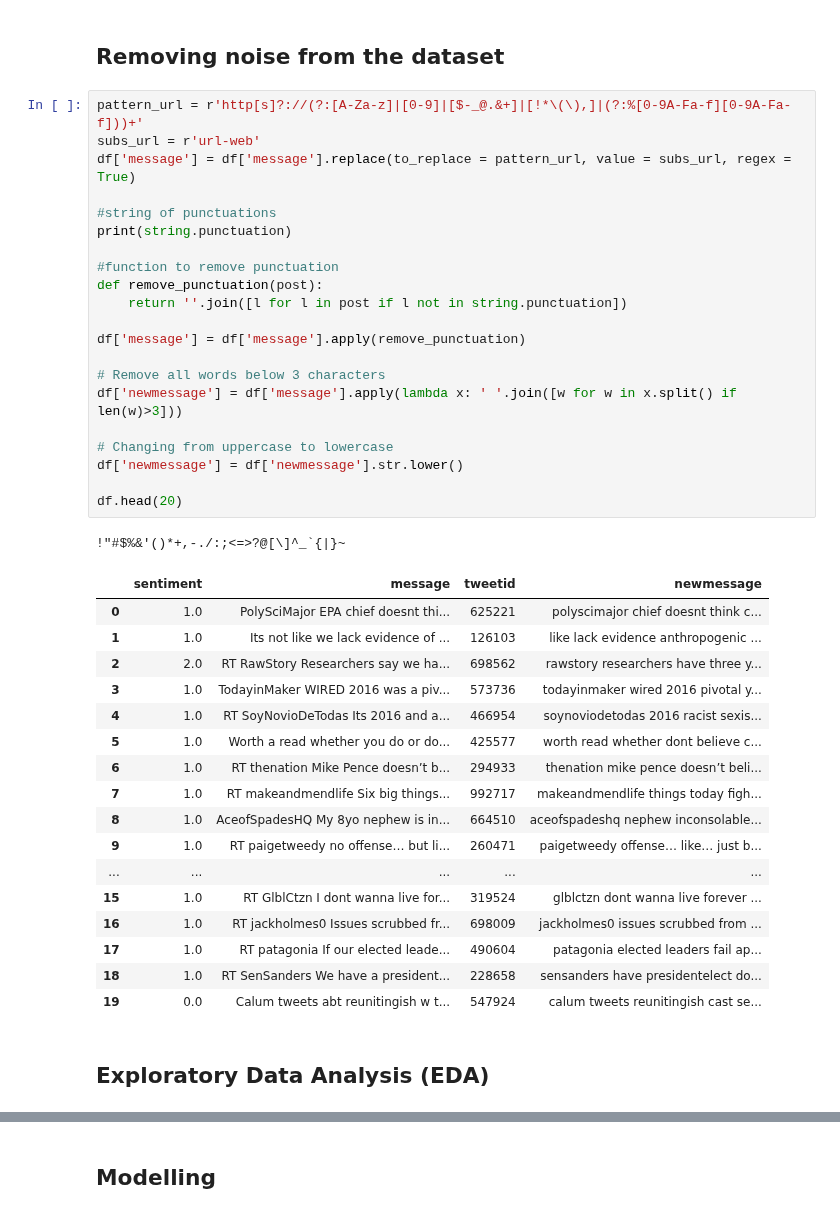
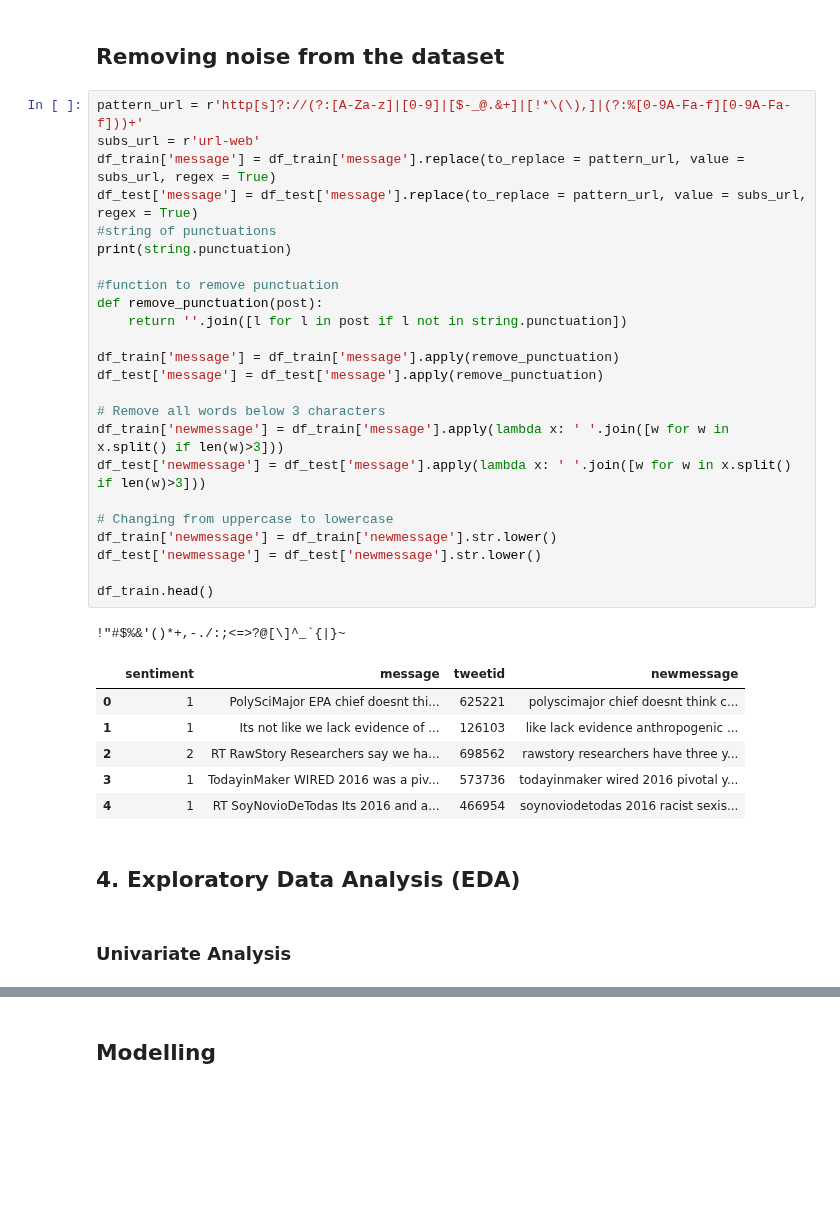
Before and after one commit to tladi-thobejane/classification-predict-streamlit-template, a Jupyter notebook: Team16_model (5).ipynb, the cells around one changed output, grey strips where cells are left out. Drawn from its saved outputs; the diff is of its cells as text; blank space fills up the shorter version.

```diff
--- a/Team16_model (5).ipynb
+++ b/Team16_model (5).ipynb
@@ -226,43 +197,37 @@ df_clean_nans.head()
 # %%
 pattern_url = r'http[s]?://(?:[A-Za-z]|[0-9]|[$-_@.&+]|[!*\(\),]|(?:%[0-9A-Fa-f][0-9A-Fa-f]))+'
 subs_url = r'url-web'
-df['message'] = df['message'].replace(to_replace = pattern_url, value = subs_url, regex = True)
-
+df_train['message'] = df_train['message'].replace(to_replace = pattern_url, value = subs_url, regex = True)
+df_test['message'] = df_test['message'].replace(to_replace = pattern_url, value = subs_url, regex = True)
 #string of punctuations
 print(string.punctuation)
 
 #function to remove punctuation
 def remove_punctuation(post):
     return ''.join([l for l in post if l not in string.punctuation])
 
-df['message'] = df['message'].apply(remove_punctuation)
+df_train['message'] = df_train['message'].apply(remove_punctuation)
+df_test['message'] = df_test['message'].apply(remove_punctuation)
 
 # Remove all words below 3 characters
-df['newmessage'] = df['message'].apply(lambda x: ' '.join([w for w in x.split() if len(w)>3]))
+df_train['newmessage'] = df_train['message'].apply(lambda x: ' '.join([w for w in x.split() if len(w)>3]))
+df_test['newmessage'] = df_test['message'].apply(lambda x: ' '.join([w for w in x.split() if len(w)>3]))
 
 # Changing from uppercase to lowercase
-df['newmessage'] = df['newmessage'].str.lower()
+df_train['newmessage'] = df_train['newmessage'].str.lower()
+df_test['newmessage'] = df_test['newmessage'].str.lower()
 
-df.head(20)
+df_train.head()
 # %% [output]
 !"#$%&'()*+,-./:;<=>?@[\]^_`{|}~
 |  | sentiment | message | tweetid | newmessage |
-| 0 | 1.0 | PolySciMajor EPA chief doesnt thi... | 625221 | polyscimajor chief doesnt think c... |
-| 1 | 1.0 | Its not like we lack evidence of ... | 126103 | like lack evidence anthropogenic ... |
-| 2 | 2.0 | RT RawStory Researchers say we ha... | 698562 | rawstory researchers have three y... |
-| 3 | 1.0 | TodayinMaker WIRED 2016 was a piv... | 573736 | todayinmaker wired 2016 pivotal y... |
-| 4 | 1.0 | RT SoyNovioDeTodas Its 2016 and a... | 466954 | soynoviodetodas 2016 racist sexis... |
-| 5 | 1.0 | Worth a read whether you do or do... | 425577 | worth read whether dont believe c... |
-| 6 | 1.0 | RT thenation Mike Pence doesn’t b... | 294933 | thenation mike pence doesn’t beli... |
-| 7 | 1.0 | RT makeandmendlife Six big things... | 992717 | makeandmendlife things today figh... |
-| 8 | 1.0 | AceofSpadesHQ My 8yo nephew is in... | 664510 | aceofspadeshq nephew inconsolable... |
-| 9 | 1.0 | RT paigetweedy no offense… but li... | 260471 | paigetweedy offense… like… just b... |
-| ... | ... | ... | ... | ... |
-| 15 | 1.0 | RT GlblCtzn I dont wanna live for... | 319524 | glblctzn dont wanna live forever ... |
-| 16 | 1.0 | RT jackholmes0 Issues scrubbed fr... | 698009 | jackholmes0 issues scrubbed from ... |
-| 17 | 1.0 | RT patagonia If our elected leade... | 490604 | patagonia elected leaders fail ap... |
-| 18 | 1.0 | RT SenSanders We have a president... | 228658 | sensanders have presidentelect do... |
-| 19 | 0.0 | Calum tweets abt reunitingish w t... | 547924 | calum tweets reunitingish cast se... |
+| 0 | 1 | PolySciMajor EPA chief doesnt thi... | 625221 | polyscimajor chief doesnt think c... |
+| 1 | 1 | Its not like we lack evidence of ... | 126103 | like lack evidence anthropogenic ... |
+| 2 | 2 | RT RawStory Researchers say we ha... | 698562 | rawstory researchers have three y... |
+| 3 | 1 | TodayinMaker WIRED 2016 was a piv... | 573736 | todayinmaker wired 2016 pivotal y... |
+| 4 | 1 | RT SoyNovioDeTodas Its 2016 and a... | 466954 | soynoviodetodas 2016 racist sexis... |
 # %% [markdown]
 <a id="four"></a>
-## Exploratory Data Analysis (EDA)
+## 4. Exploratory Data Analysis (EDA)
+# %% [markdown]
+### Univariate Analysis
```
Also changed, not shown: parts of 39 cells of this notebook.
